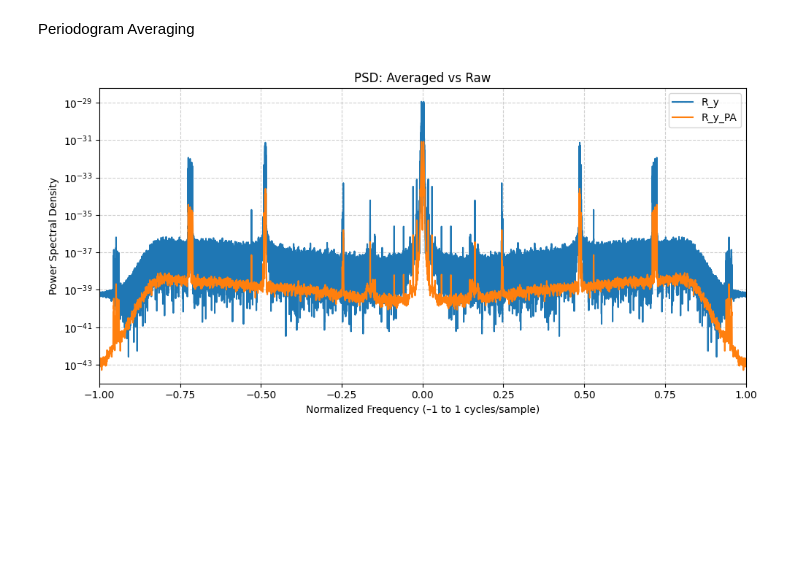
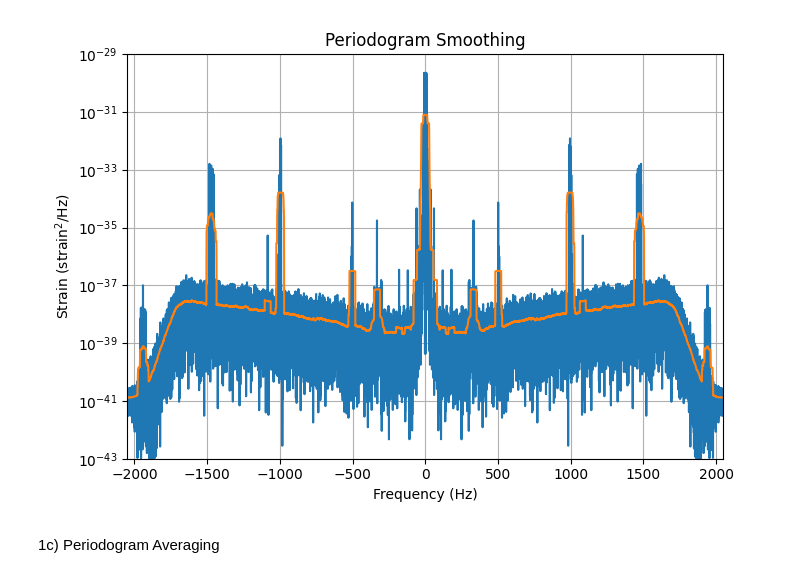
Before and after one commit to CocoMZ/PASA-P1, a Jupyter notebook: main.ipynb, the cells around one changed output. Drawn from its saved outputs; the diff is of its cells as text; code cells hidden in the pictures; blank space fills up the shorter version.

```diff
--- a/main.ipynb
+++ b/main.ipynb
@@ -104,55 +87,10 @@ plt.semilogy(f, np.fft.fftshift(np.abs(R_y)),
+# %%
+# The recommended L range goes from 0.1N to 0.2N
+Lfactor = 0.01 # the factor L << N more reliable values of the autocorrelation
+
+f_PS_h1, R_y_PS_h1 = h1.PeriodogramSmoothing(Lfactor)
+main.periodogram_plotting([f_h1, f_PS_h1], [R_y_h1, R_y_PS_h1], title="Periodogram Smoothing")
+# %% [output]
+[figure, added]
 # %% [markdown]
-Periodogram Averaging
+1c) Periodogram Averaging
-# %%
-################################## manual implementation of Welch's method ##################################
-plt.close()
-N = max_n # data length
-K = 10 # Number of segments
-overlap_ratio = 0.5 # Segment overlap ratio
-L = int(N // K) # Segment length
-window = np.hanning(L) # Window function for each segment
-L = int(N // K) # Segment length
-D = int(L * overlap_ratio) # Segment overlap
-y = yValues
-segments = []
-
-# segmenting the signal and calculating periodograms:
-for k in range(K):
-    segment = y[k*(L-D):k*(L-D)+L] * window
-    Y = np.fft.fft(segment)
-    segments.append(Y * np.conj(Y))
-
-# average the periodograms
-segments = np.array(segments)
-R_y_PA = np.mean(segments, axis=0)
-
-# create plot wit smoothed periodogram and the original periodo
-f = np.fft.fftfreq(L, d=1.0)      # range: [-0.5, 0.5)
-f = np.fft.fftshift(f)            # shift to [-0.5, 0.5]
-R_y_PA = np.fft.fftshift(R_y_PA)  # align PSD with frequencies
-
-# Compute raw (unsmoothed) PSD from entire signal
-Y = np.fft.fft(y)
-R_y = Y * np.conj(Y)
-R_y = np.fft.fftshift(R_y)
-
-# Frequency axis for raw PSD (same as before)
-f_y = np.fft.fftshift(np.fft.fftfreq(N, d=1.0))
-f_raw = f_y * 2  # scale from -1 to 1
-
-# Plot both PSDs
-plt.figure(figsize=(10, 5))
-
-plt.semilogy(f_raw, R_y, label='R_y')
-plt.semilogy(f * 2, R_y_PA, label='R_y_PA')
-
-plt.xlabel("Normalized Frequency (–1 to 1 cycles/sample)")
-plt.ylabel("Power Spectral Density")
-plt.title("PSD: Averaged vs Raw")
-plt.xlim(-1, 1)
-plt.grid(True, which='both', linestyle='--', alpha=0.6)
-plt.legend()
-plt.tight_layout()
-plt.show()
-# %% [output]
-[figure, removed]
```
Also changed, not shown: parts of 37 cells of this notebook, 1 other file.
